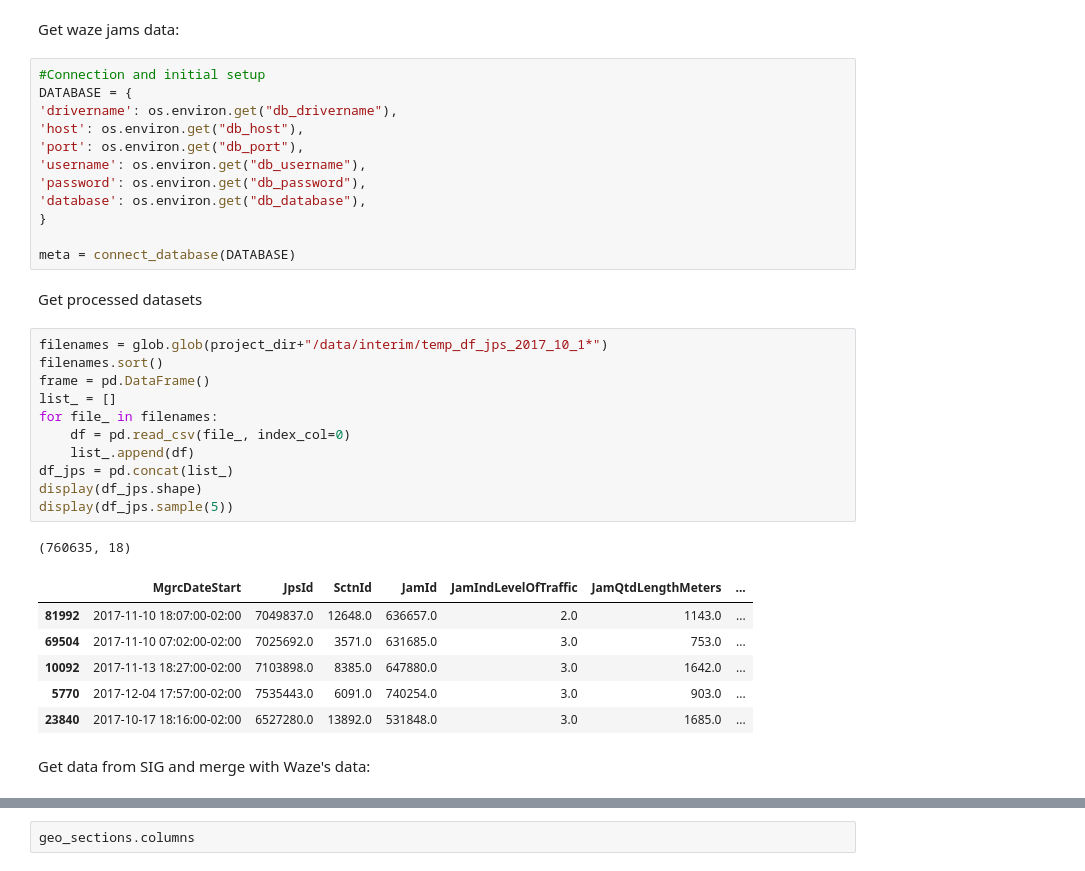
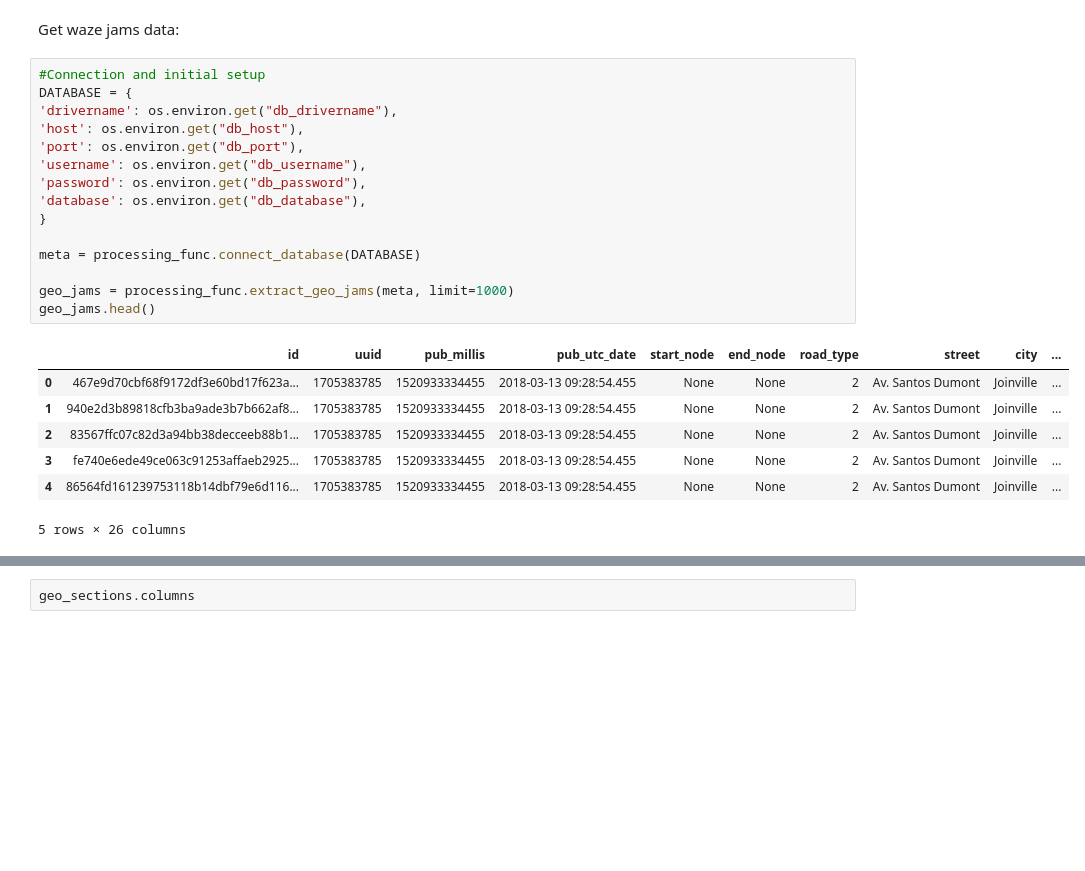
Before and after one commit to pmj-sepud/Joinville-Smart-Mobility, a Jupyter notebook: notebooks/reports/201804-GabrielBogo_BuildTrafficNetwork.ipynb, the cells around one changed output, grey strips where cells are left out. Saved outputs shown, nothing was run; the diff lists cells and outputs as text; blank space fills up the shorter version.

```diff
--- a/notebooks/reports/201804-GabrielBogo_BuildTrafficNetwork.ipynb
+++ b/notebooks/reports/201804-GabrielBogo_BuildTrafficNetwork.ipynb
@@ -50,35 +51,23 @@ Get waze jams data:
 # %%
 #Connection and initial setup
 DATABASE = {
 'drivername': os.environ.get("db_drivername"),
 'host': os.environ.get("db_host"),
 'port': os.environ.get("db_port"),
 'username': os.environ.get("db_username"),
 'password': os.environ.get("db_password"),
 'database': os.environ.get("db_database"),
 }
 
-meta = connect_database(DATABASE)
+meta = processing_func.connect_database(DATABASE)
+
+geo_jams = processing_func.extract_geo_jams(meta, limit=1000)
+geo_jams.head()
+# %% [output]
+|  | id | uuid | pub_millis | pub_utc_date | start_node | end_node | road_type | street | city | ... |
+| 0 | 467e9d70cbf68f9172df3e60bd17f623a... | 1705383785 | 1520933334455 | 2018-03-13 09:28:54.455 | None | None | 2 | Av. Santos Dumont | Joinville | ... |
+| 1 | 940e2d3b89818cfb3ba9ade3b7b662af8... | 1705383785 | 1520933334455 | 2018-03-13 09:28:54.455 | None | None | 2 | Av. Santos Dumont | Joinville | ... |
+| 2 | 83567ffc07c82d3a94bb38decceeb88b1... | 1705383785 | 1520933334455 | 2018-03-13 09:28:54.455 | None | None | 2 | Av. Santos Dumont | Joinville | ... |
+| 3 | fe740e6ede49ce063c91253affaeb2925... | 1705383785 | 1520933334455 | 2018-03-13 09:28:54.455 | None | None | 2 | Av. Santos Dumont | Joinville | ... |
+| 4 | 86564fd161239753118b14dbf79e6d116... | 1705383785 | 1520933334455 | 2018-03-13 09:28:54.455 | None | None | 2 | Av. Santos Dumont | Joinville | ... |
+5 rows × 26 columns
-# %% [markdown]
-Get processed datasets
-# %%
-filenames = glob.glob(project_dir+"/data/interim/temp_df_jps_2017_10_1*")
-filenames.sort()
-frame = pd.DataFrame()
-list_ = []
-for file_ in filenames:
-    df = pd.read_csv(file_, index_col=0)
-    list_.append(df)
-df_jps = pd.concat(list_)
-display(df_jps.shape)
-display(df_jps.sample(5))
-# %% [output]
-(760635, 18)
-|  | MgrcDateStart | JpsId | SctnId | JamId | JamIndLevelOfTraffic | JamQtdLengthMeters | ... |
-| 81992 | 2017-11-10 18:07:00-02:00 | 7049837.0 | 12648.0 | 636657.0 | 2.0 | 1143.0 | ... |
-| 69504 | 2017-11-10 07:02:00-02:00 | 7025692.0 | 3571.0 | 631685.0 | 3.0 | 753.0 | ... |
-| 10092 | 2017-11-13 18:27:00-02:00 | 7103898.0 | 8385.0 | 647880.0 | 3.0 | 1642.0 | ... |
-| 5770 | 2017-12-04 17:57:00-02:00 | 7535443.0 | 6091.0 | 740254.0 | 3.0 | 903.0 | ... |
-| 23840 | 2017-10-17 18:16:00-02:00 | 6527280.0 | 13892.0 | 531848.0 | 3.0 | 1685.0 | ... |
-# %% [markdown]
-Get data from SIG and merge with Waze's data:
```
Also changed, not shown: parts of 5 cells of this notebook, 1 other file.
